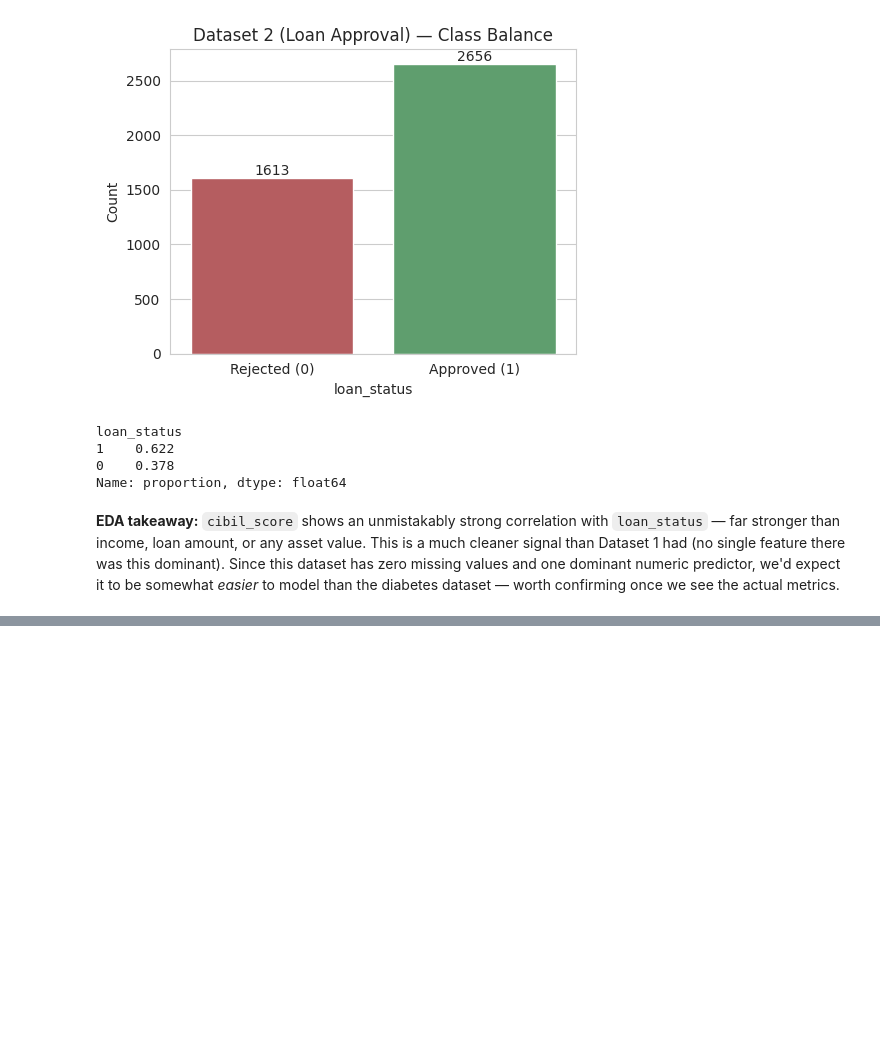
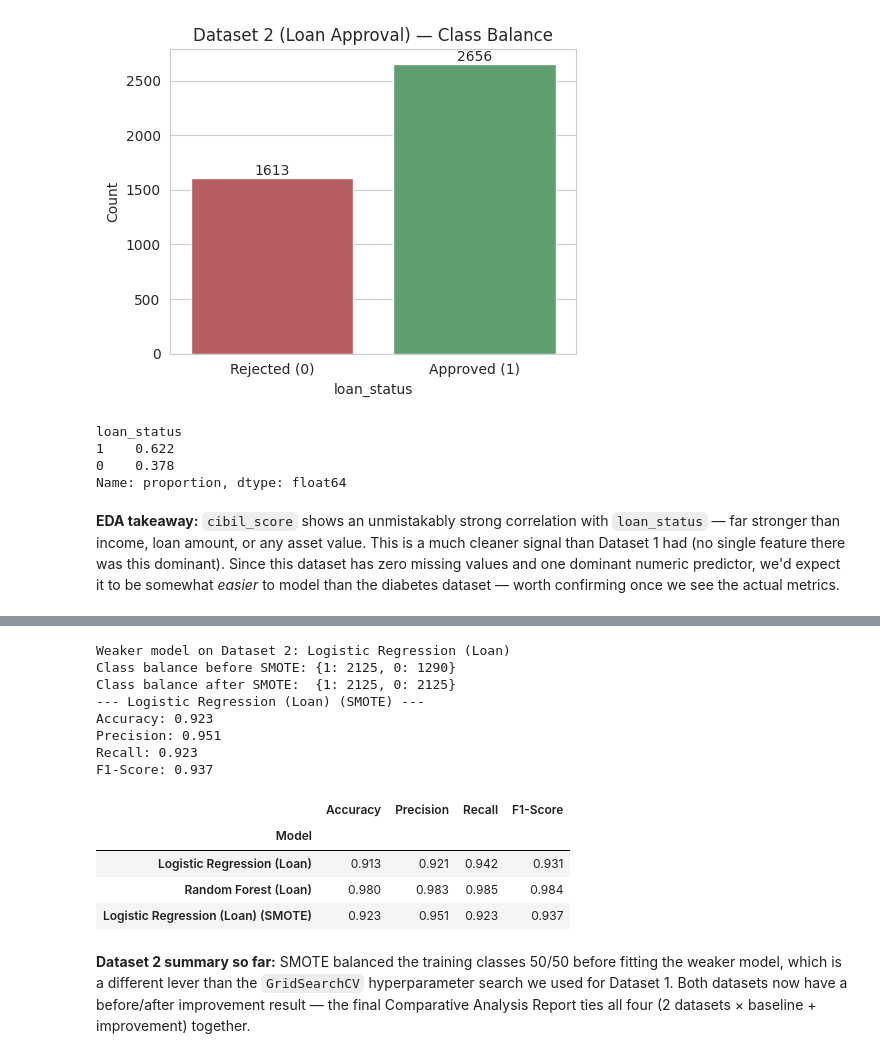
Before and after one commit to ummehabiba-m/betabytez-aiml-task2-ummeHabiba, a Jupyter notebook: notebook.ipynb, the cells around one changed output, grey strips where cells are left out. Drawn from its saved outputs; the diff is of its cells as text; code cells hidden in the pictures; blank space fills up the shorter version.

```diff
--- a/notebook.ipynb
+++ b/notebook.ipynb
@@ -510,0 +546,6 @@ diabetes dataset — worth confirming once we see the actual metrics.
+# %%
+results_ds2 = []
+results_ds2.append(evaluate_model(y2_test, y2_pred_lr, "Logistic Regression (Loan)"))
+results_ds2.append(evaluate_model(y2_test, y2_pred_rf, "Random Forest (Loan)"))
+
+pd.DataFrame(results_ds2).set_index("Model").round(3)
@@ -510,0 +592,44 @@ diabetes dataset — worth confirming once we see the actual metrics.
+# %%
+from imblearn.over_sampling import SMOTE
+
+weaker_ds2 = min(results_ds2, key=lambda r: r["F1-Score"])["Model"]
+print("Weaker model on Dataset 2:", weaker_ds2)
+
+smote = SMOTE(random_state=RANDOM_STATE)
+
+if "Random Forest" in weaker_ds2:
+    X2_train_res, y2_train_res = smote.fit_resample(X2_train, y2_train)
+    best_model2 = RandomForestClassifier(random_state=RANDOM_STATE)
+    best_model2.fit(X2_train_res, y2_train_res)
+    y2_pred_tuned = best_model2.predict(X2_test)
+else:
+    X2_train_res, y2_train_res = smote.fit_resample(X2_train_scaled, y2_train)
+    best_model2 = LogisticRegression(random_state=RANDOM_STATE, max_iter=1000)
+    best_model2.fit(X2_train_res, y2_train_res)
+    y2_pred_tuned = best_model2.predict(X2_test_scaled)
+
+print("Class balance before SMOTE:", y2_train.value_counts().to_dict())
+print("Class balance after SMOTE: ", pd.Series(y2_train_res).value_counts().to_dict())
+
+results_ds2.append(evaluate_model(y2_test, y2_pred_tuned, f"{weaker_ds2} (SMOTE)"))
+pd.DataFrame(results_ds2).set_index("Model").round(3)
+# %% [output]
+Weaker model on Dataset 2: Logistic Regression (Loan)
+Class balance before SMOTE: {1: 2125, 0: 1290}
+Class balance after SMOTE:  {1: 2125, 0: 2125}
+--- Logistic Regression (Loan) (SMOTE) ---
+Accuracy: 0.923
+Precision: 0.951
+Recall: 0.923
+F1-Score: 0.937
+|  | Accuracy | Precision | Recall | F1-Score |
+| Model |  |  |  |  |
+| Logistic Regression (Loan) | 0.913 | 0.921 | 0.942 | 0.931 |
+| Random Forest (Loan) | 0.980 | 0.983 | 0.985 | 0.984 |
+| Logistic Regression (Loan) (SMOTE) | 0.923 | 0.951 | 0.923 | 0.937 |
+# %% [markdown]
+**Dataset 2 summary so far:** SMOTE balanced the training classes 50/50 before
+fitting the weaker model, which is a different lever than the `GridSearchCV`
+hyperparameter search we used for Dataset 1. Both datasets now have a
+before/after improvement result — the final Comparative Analysis Report ties
+all four (2 datasets × baseline + improvement) together.
```
Also changed, not shown: parts of 10 cells of this notebook.
